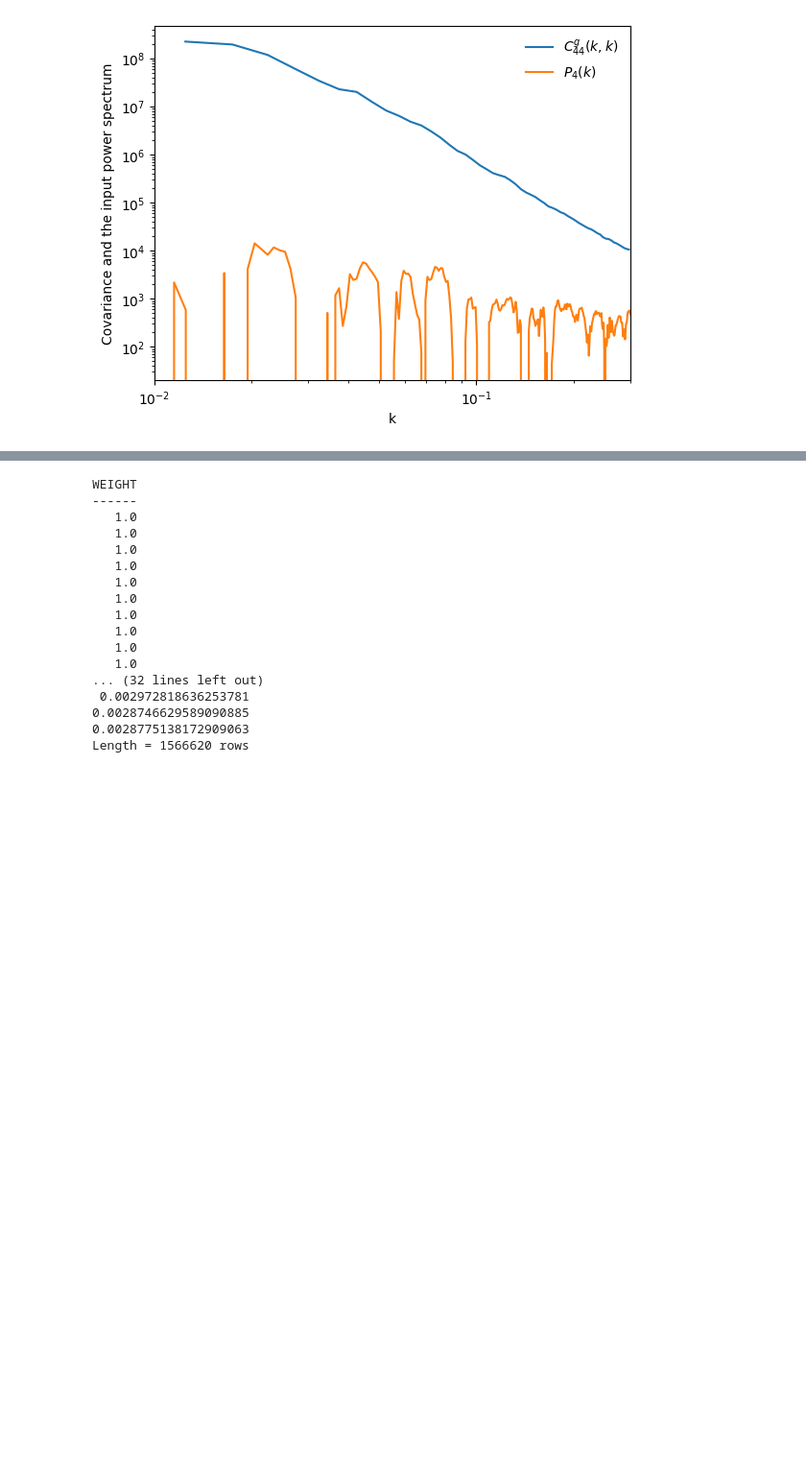
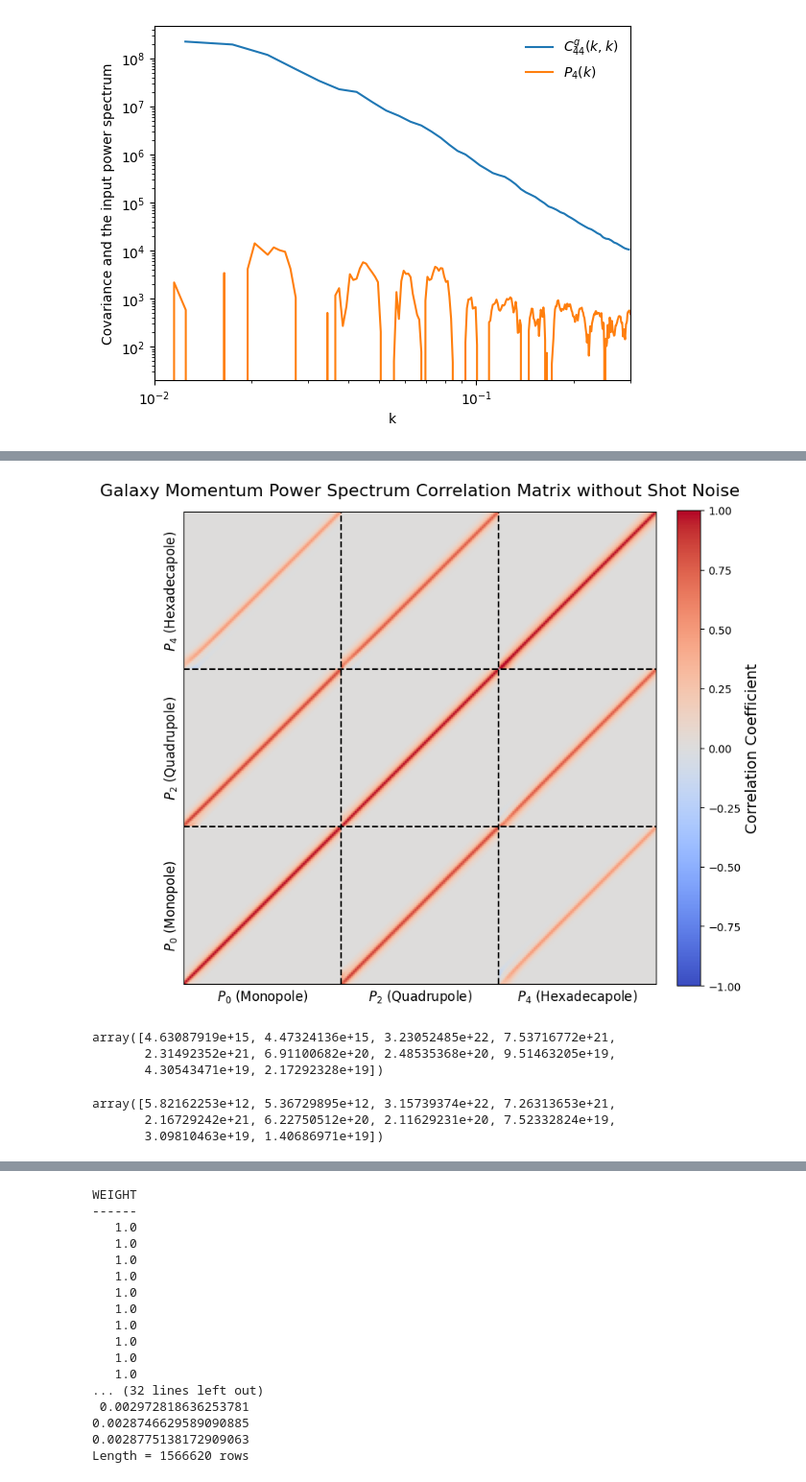
Before and after one commit to YanxiangL/allcov, a Jupyter notebook: test_notebook.ipynb, the cells around one changed output, grey strips where cells are left out. Shown at 96% size. Drawn from its saved outputs; the diff is of its cells as text; code cells hidden in the pictures; blank space fills up the shorter version.

```diff
--- a/test_notebook.ipynb
+++ b/test_notebook.ipynb
@@ -475,0 +527,47 @@ plt.legend(frameon=False)
+# %%
+n_bins = int(cov_matrix_vv_wo_sn.shape[0]/3)
+
+# 1. Convert Covariance to Correlation Matrix
+# cor_ij = cov_ij / sqrt(cov_ii * cov_jj)
+std_dev = np.sqrt(np.diag(cov_matrix_vv_wo_sn))
+cor_matrix = cov_matrix_vv_wo_sn / np.outer(std_dev, std_dev)
+
+# 2. Set up the plot
+fig, ax = plt.subplots(figsize=(8, 8))
+
+# Plot the correlation matrix
+# Using 'coolwarm' cmap: Red=Positive correlation, Blue=Negative, White=Zero
+cax = ax.imshow(cor_matrix, cmap='coolwarm', vmin=-1, vmax=1, origin='lower')
+
+# Add a colorbar
+cbar = fig.colorbar(cax, ax=ax, fraction=0.046, pad=0.04)
+cbar.set_label('Correlation Coefficient', fontsize=14)
+
+# 3. Draw separator lines between the multipole blocks
+# We subtract 0.5 so the line falls exactly between the pixels
+for i in [1, 2]:
+    ax.axhline(i * n_bins - 0.5, color='black', linestyle='--', lw=1.5)
+    ax.axvline(i * n_bins - 0.5, color='black', linestyle='--', lw=1.5)
+
+# 4. Set custom ticks and labels at the center of each block
+# Centers are at ~29, 87, and 145
+tick_positions = [n_bins / 2 - 0.5,
+                  n_bins + n_bins / 2 - 0.5,
+                  2 * n_bins + n_bins / 2 - 0.5]
+tick_labels = [r'$P_0$ (Monopole)', r'$P_2$ (Quadrupole)', r'$P_4$ (Hexadecapole)']
+
+ax.set_xticks(tick_positions)
+ax.set_xticklabels(tick_labels, fontsize=12)
+ax.set_yticks(tick_positions)
+ax.set_yticklabels(tick_labels, fontsize=12, rotation=90, va='center')
+
+# Remove the standard minor ticks
+ax.tick_params(axis='both', which='both', length=0)
+
+plt.title('Galaxy Momentum Power Spectrum Correlation Matrix without Shot Noise', fontsize=16, pad=15)
+plt.tight_layout()
+
+# Show the plot
+plt.show()
+# %% [output]
+[figure, added]
@@ -476,2 +577,14 @@ plt.legend(frameon=False)
+# %%
+diagonal_cov_vv_w_sn[80:90]
+# %% [output]
+array([4.63087919e+15, 4.47324136e+15, 3.23052485e+22, 7.53716772e+21,
+       2.31492352e+21, 6.91100682e+20, 2.48535368e+20, 9.51463205e+19,
+       4.30543471e+19, 2.17292328e+19])
+# %%
+diagonal_cov_vv_wo_sn[80:90]
+# %% [output]
+array([5.82162253e+12, 5.36729895e+12, 3.15739374e+22, 7.26313653e+21,
+       2.16729242e+21, 6.22750512e+20, 2.11629231e+20, 7.52332824e+19,
+       3.09810463e+19, 1.40686971e+19])
 # %%
 data = Table.read("/pscratch/sd/l/lgong/pv_cov/LRG_NGC_clustering_cut_z0.4-0.6.dat.fits")
```
Also changed, not shown: parts of 9 cells of this notebook, 3 other files.
